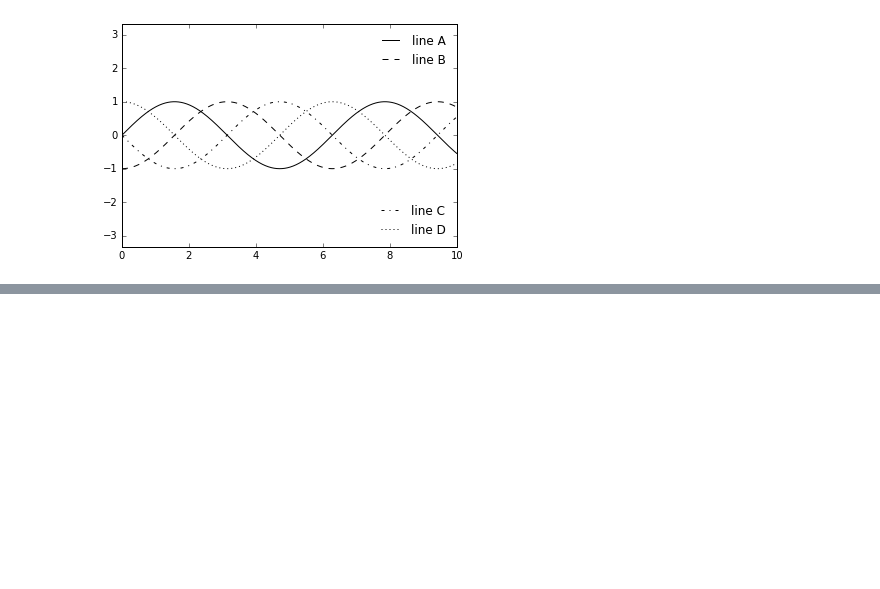
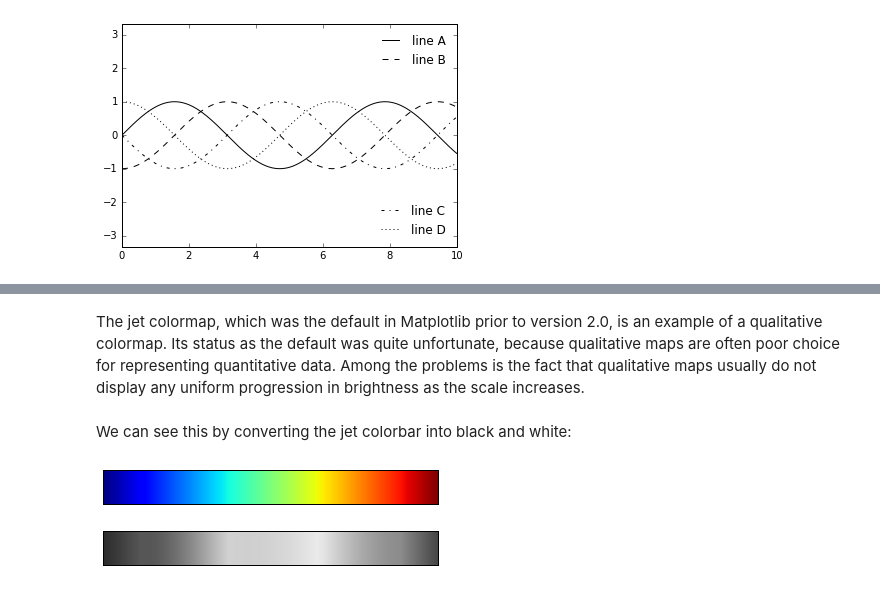
Before and after one commit to deep0892/ml_modeling, a Jupyter notebook: Matplotlib/Visualization_with_Matplotlib.ipynb, the cells around one changed output, grey strips where cells are left out. Drawn from its saved outputs; the diff is of its cells as text; code cells hidden in the pictures; blank space fills up the shorter version.

```diff
--- a/Matplotlib/Visualization_with_Matplotlib.ipynb
+++ b/Matplotlib/Visualization_with_Matplotlib.ipynb
@@ -625,0 +663,39 @@ ax.add_artist(leg);
+# %% [markdown]
+The jet colormap, which was the default in Matplotlib prior to version 2.0, is an example of a qualitative colormap. Its status as the default was quite unfortunate, because qualitative maps are often  poor choice for representing quantitative data. Among the problems is the fact that qualitative maps usually do not display any uniform progression in brightness as the scale increases.
+# %% [markdown]
+We can see this by converting the jet colorbar into black and white:
+# %%
+from matplotlib.colors import LinearSegmentedColormap
+
+def grayscale_cmap(cmap):
+  """
+    Return a grayscale version of the given colormap.
+  """
+  cmap = plt.cm.get_cmap(cmap)
+  colors = cmap(np.arange(cmap.N))
+
+  # convert RGBA to perceived grayscale luminance
+  RGB_weight = [0.299, 0.587,0.114]
+  luminance = np.sqrt(np.dot(colors[:,:3]**2, RGB_weight))
+  colors[:, :3] = luminance[:, np.newaxis]
+
+  return LinearSegmentedColormap.from_list(cmap.name + "_gray", colors, cmap.N)
+
+def view_colormap(cmap):
+  """
+    Plot a colormap with its grayscale equivalent
+  """
+  cmap =plt.cm.get_cmap(cmap)
+  colors = cmap(np.arange(cmap.N))
+
+  cmap = grayscale_cmap(cmap)
+  grayscale = cmap(np.arange(cmap.N))
+
+  fig, ax = plt.subplots(2, figsize=(6,2),
+                         subplot_kw=dict(xticks=[], yticks=[]))
+  ax[0].imshow([colors], extent=[0,10,0,1])
+  ax[1].imshow([grayscale], extent=[0,10,0,1])
+# %%
+view_colormap('jet')
+# %% [output]
+[figure, added]
```
Also changed, not shown: parts of 23 cells of this notebook.
